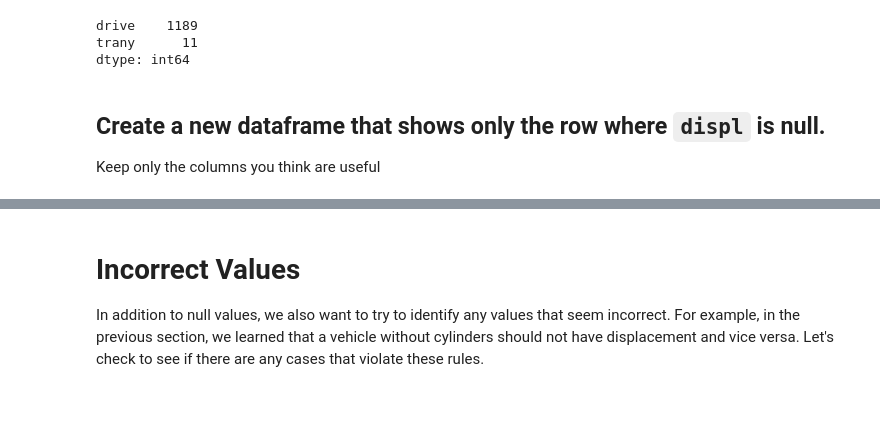
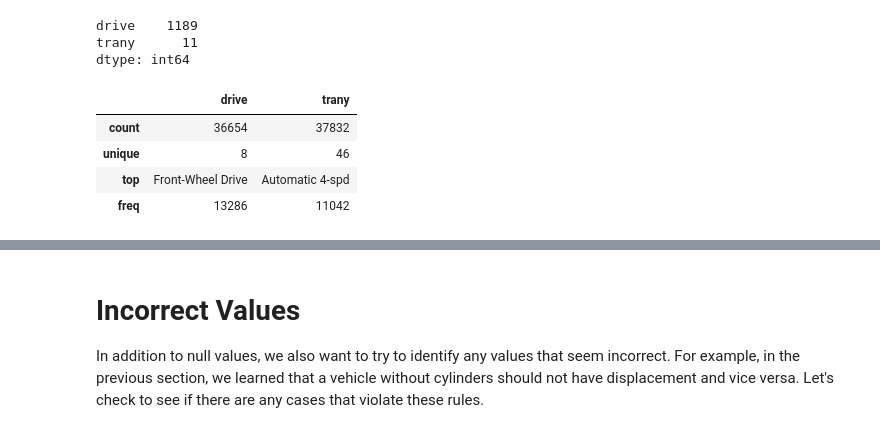
Before and after one commit to Ironhack-Data-Madrid-Octubre-2023/2.4-lab_data_cleaning, a Jupyter notebook: your-code/main.ipynb, the cells around one changed output, grey strips where cells are left out. Saved outputs shown, nothing was run; the diff lists cells and outputs as text; code cells hidden in the pictures; blank space fills up the shorter version.

```diff
--- a/your-code/main.ipynb
+++ b/your-code/main.ipynb
@@ -304,9 +317,14 @@ non_nulls3[non_nulls3>0]
 drive    1189
 trany      11
 dtype: int64
-# %% [markdown]
-## Create a new dataframe that shows only the row where `displ` is null.
-Keep only the columns you think are useful
+# %%
+data[['drive','trany']].describe()
+# %% [output]
+|  | drive | trany |
+| count | 36654 | 37832 |
+| unique | 8 | 46 |
+| top | Front-Wheel Drive | Automatic 4-spd |
+| freq | 13286 | 11042 |
 # %%
 cols_de_interes= ['city08', 'highway08', 'fuelType', 'fuelType1', 'cylinders', 'displ', 'VClass', 'year','make', 'model']
 cols_seleccionadas = data[cols_de_interes]
```
Also changed, not shown: parts of 13 cells of this notebook.
